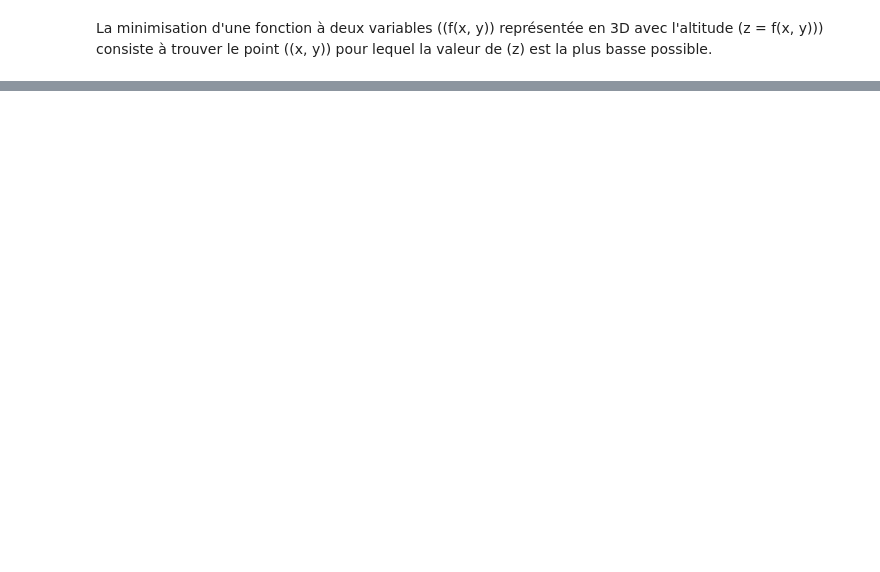
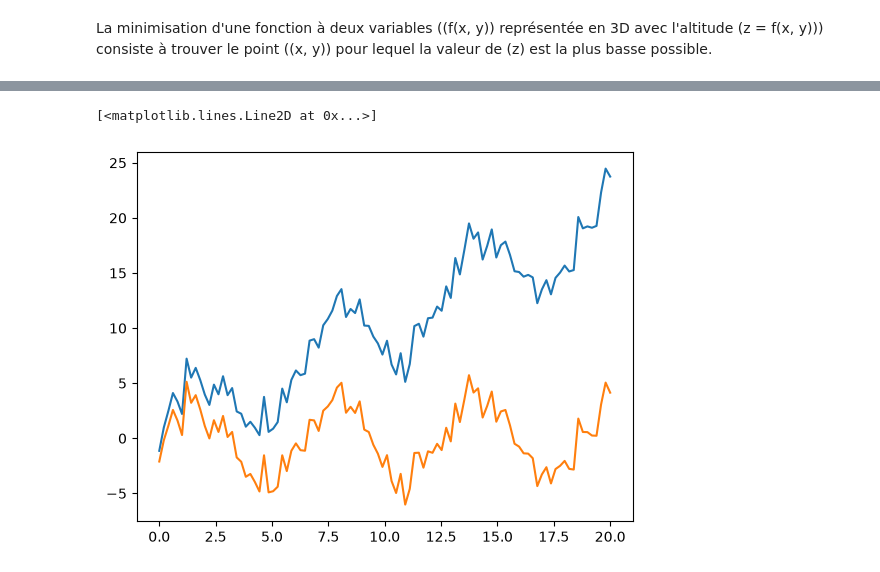
Before and after one commit to Balde44-art/Intro2Python, a Jupyter notebook: lesson_4.ipynb, the cells around one changed output, grey strips where cells are left out. Saved outputs shown, nothing was run; the diff lists cells and outputs as text; code cells hidden in the pictures; blank space fills up the shorter version.

```diff
--- a/lesson_4.ipynb
+++ b/lesson_4.ipynb
@@ -81,0 +168,8 @@ print(result)
+# %%
+new_y = signal.detrend(y)
+# %%
+plt.plot(x,y)
+plt.plot(x,new_y)
+# %% [output]
+[<matplotlib.lines.Line2D at 0x...>]
+[figure, added]
```
Also changed, not shown: parts of 17 cells of this notebook, 3 other files.
